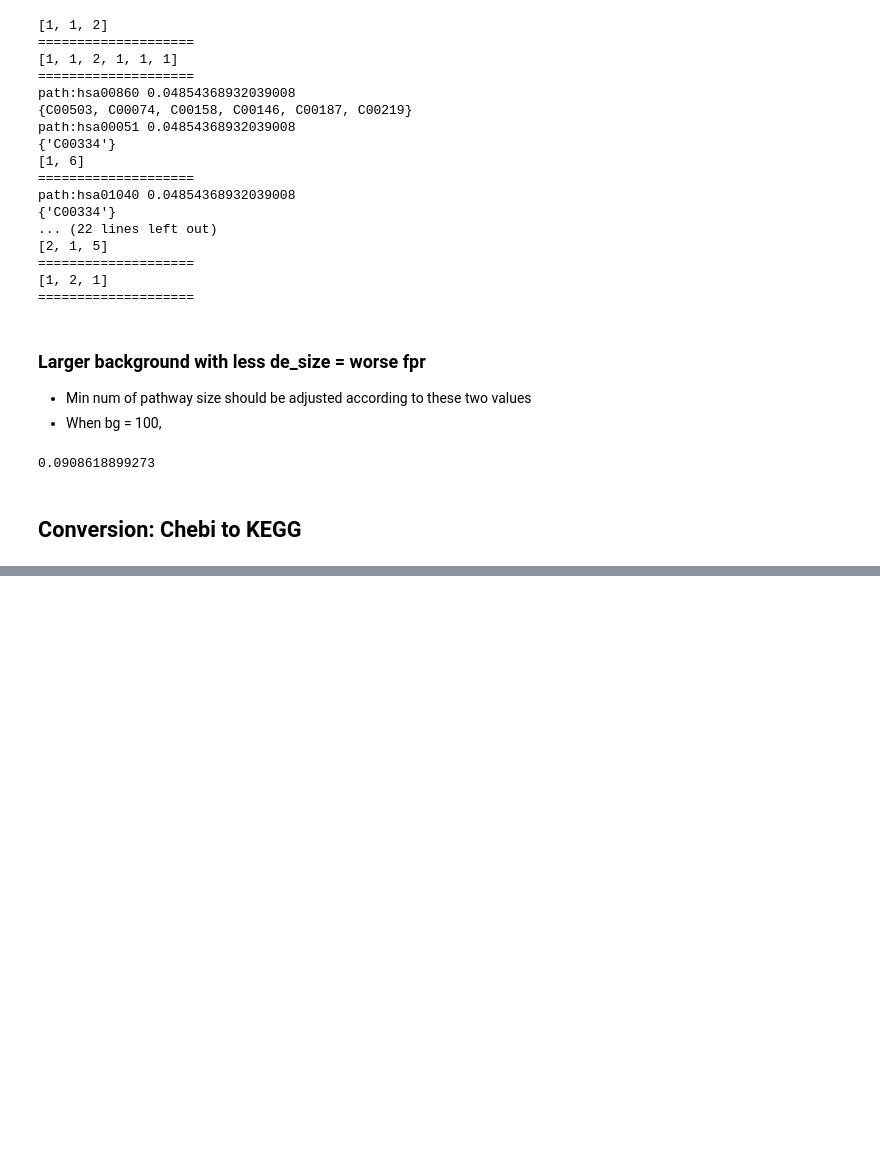
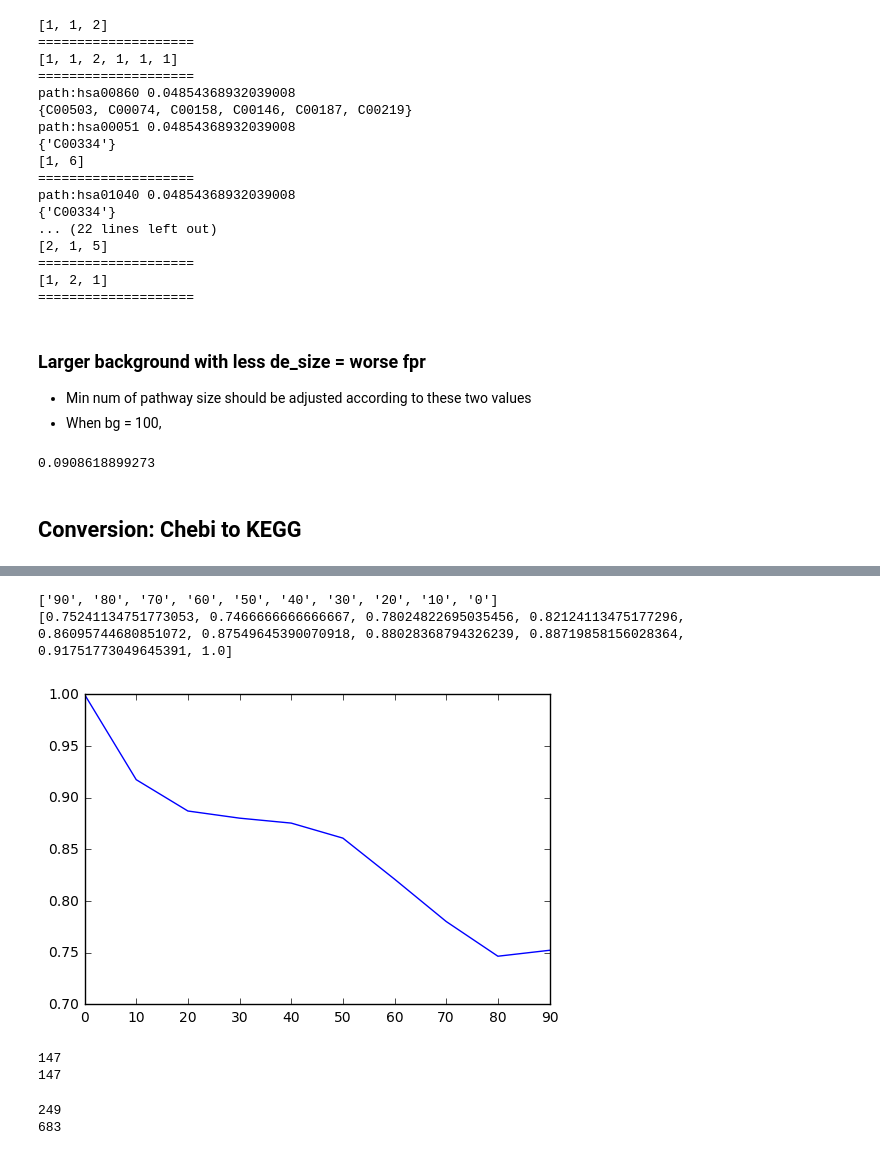
Before and after one commit to Louiszr/ora_msc, a Jupyter notebook: New_dataset.ipynb, the cells around one changed output, grey strips where cells are left out. Drawn from its saved outputs; the diff is of its cells as text; code cells hidden in the pictures; blank space fills up the shorter version.

```diff
--- a/New_dataset.ipynb
+++ b/New_dataset.ipynb
@@ -276,5 +278,5 @@ def simulateDEmet(dataset_paths, sigpaths_num,
 # %%
 dataset_paths = ora_msc.oras_allpaths(background_met, hsa_pathways, background_met, pathway_2_compounds, True, False, 0, [])[1]
 # %%
-simulateDEmet(dataset_paths, 2, pathway_2_compounds, background_met, True)
+de_metabolites = simulateDEmet(dataset_paths, 2, pathway_2_compounds, background_met, True)
 # %% [output]
@@ -692,0 +776,23 @@ def avg_replicates_study(repstudies):
+# %%
+accu_vs_remove = dict()
+recall_vs_remove = dict()
+with open(abun_results, 'r') as fh:
+    lines = fh.readlines()
+    for line in lines:
+        if not line.startswith('#'):
+            fields = line.rstrip().split('\t')
+            removed = fields[0]
+            accu = float(fields[9])
+            recall = float(fields[10])
+            try:
+                accu_vs_remove[removed].append(accu)
+            except KeyError:
+                accu_vs_remove[removed] = [accu]
+            try:
+                recall_vs_remove[removed].append(recall)
+            except KeyError:
+                recall_vs_remove[removed] = [recall]
+for key in accu_vs_remove:
+    accu_vs_remove[key] = np.mean(accu_vs_remove[key])
+for key in recall_vs_remove:
+    recall_vs_remove[key] = np.mean(recall_vs_remove[key])
@@ -692,0 +812,6 @@ def avg_replicates_study(repstudies):
+# %%
+plot_dict(accu_vs_remove)
+# %% [output]
+['90', '80', '70', '60', '50', '40', '30', '20', '10', '0']
+[0.75241134751773053, 0.7466666666666667, 0.78024822695035456, 0.82124113475177296, 0.86095744680851072, 0.87549645390070918, 0.88028368794326239, 0.88719858156028364, 0.91751773049645391, 1.0]
+[figure, added]
@@ -692,0 +839,12 @@ def avg_replicates_study(repstudies):
+# %%
+print(np.sum(increased_fp))
+print(np.sum(decreased_de))
+# %% [output]
+147
+147
+# %%
+print(len(increased_fp))
+print(len(decreased_de))
+# %% [output]
+249
+683
```
Also changed, not shown: parts of 17 cells of this notebook.
